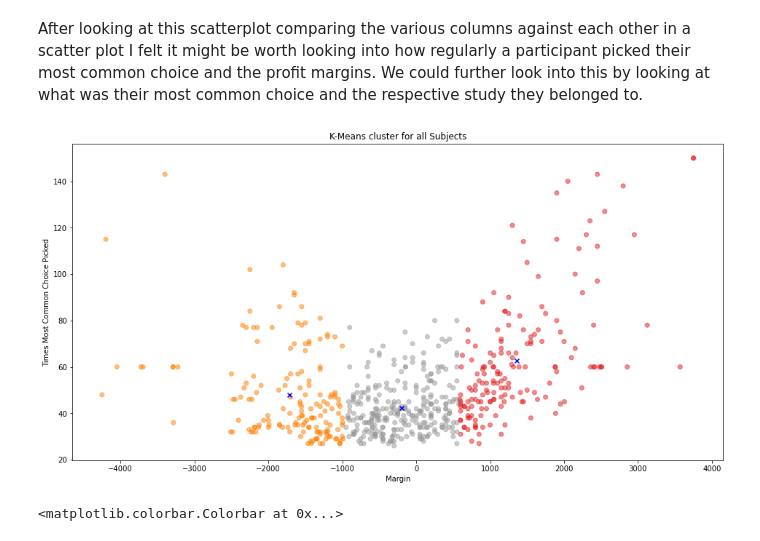
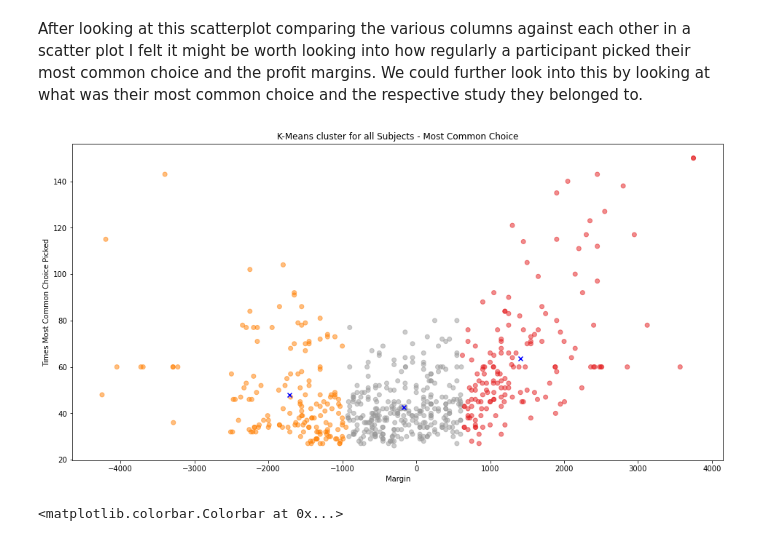
Before and after one commit to kiansweeney11/ca4015-assignment-1, a Jupyter notebook: _build/jupyter_execute/clustering.ipynb, the cells around one changed output. Cells and saved outputs as stored; diff of their text form; code cells hidden in the pictures.

```diff
--- a/_build/jupyter_execute/clustering.ipynb
+++ b/_build/jupyter_execute/clustering.ipynb
@@ -109,13 +114,13 @@ centroids_betas_joined = kmeans_margin_joined.cluster_centers_
 # %%
 plt.figure(figsize=(16,8))
 plt.scatter(joined['Margin'], joined['Most Common Choice Picked'], c= kmeans_margin_joined.labels_, cmap = "Set1", alpha=0.5)
 plt.scatter(centroids_betas_joined[:, 0], centroids_betas_joined[:, 1], c='blue', marker='x')
-plt.title('K-Means cluster for all Subjects')
+plt.title('K-Means cluster for all Subjects - Most Common Choice')
 plt.xlabel('Margin')
 plt.ylabel('Times Most Common Choice Picked')
 plt.show()
 # %% [output]
-[figure, old version]
+[figure, new version]
 # %%
 plt.figure(figsize=(16,8))
 plt.scatter(joined['Margin'], joined['Most Common Choice Picked'], c=joined['StudyNumber'], cmap='tab10')
```
Also changed, not shown: parts of 4 cells of this notebook, 14 other files.
